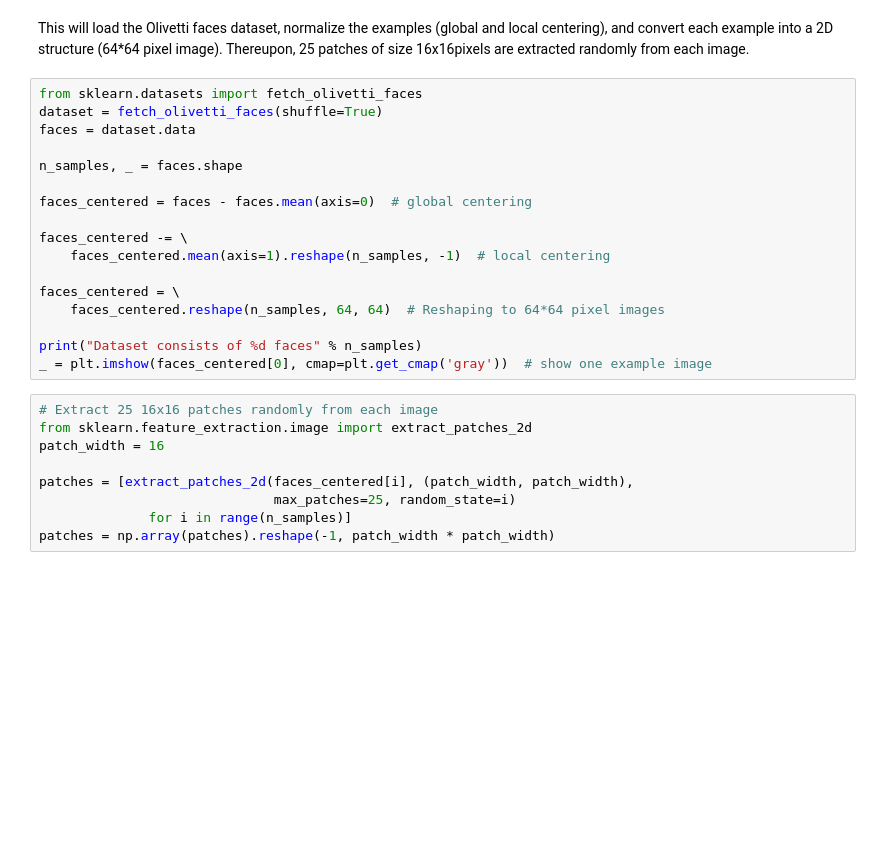
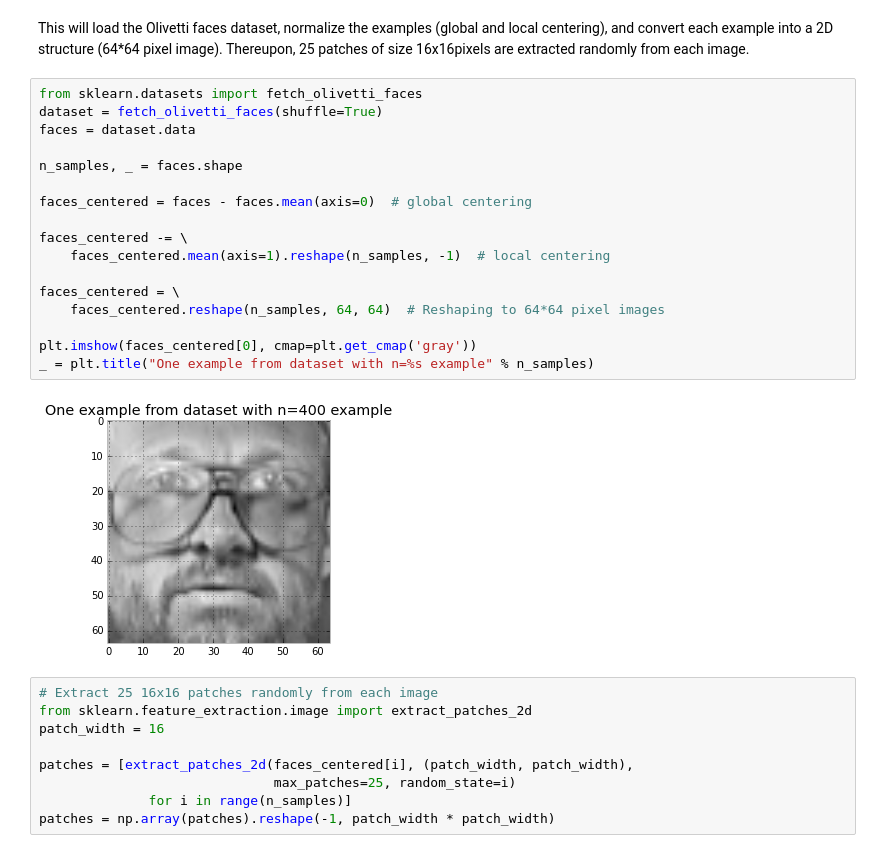
Before and after one commit to jmetzen/jmetzen.github.com, a Jupyter notebook: content/notebooks/sparse_filtering.ipynb, the cells around one changed output. Saved outputs shown, nothing was run; the diff lists cells and outputs as text; blank space fills up the shorter version.

```diff
--- a/content/notebooks/sparse_filtering.ipynb
+++ b/content/notebooks/sparse_filtering.ipynb
@@ -34,20 +51,22 @@ This will load the Olivetti faces dataset, normalize the examples (global and lo
 # %%
 from sklearn.datasets import fetch_olivetti_faces
 dataset = fetch_olivetti_faces(shuffle=True)
 faces = dataset.data
 
 n_samples, _ = faces.shape
 
 faces_centered = faces - faces.mean(axis=0)  # global centering
 
 faces_centered -= \
     faces_centered.mean(axis=1).reshape(n_samples, -1)  # local centering
 
 faces_centered = \
     faces_centered.reshape(n_samples, 64, 64)  # Reshaping to 64*64 pixel images
 
-print("Dataset consists of %d faces" % n_samples)
-_ = plt.imshow(faces_centered[0], cmap=plt.get_cmap('gray'))  # show one example image
+plt.imshow(faces_centered[0], cmap=plt.get_cmap('gray'))
+_ = plt.title("One example from dataset with n=%s example" % n_samples)
+# %% [output]
+[figure, added]
 # %%
 # Extract 25 16x16 patches randomly from each image
 from sklearn.feature_extraction.image import extract_patches_2d
```
Also changed, not shown: parts of 15 cells of this notebook.
